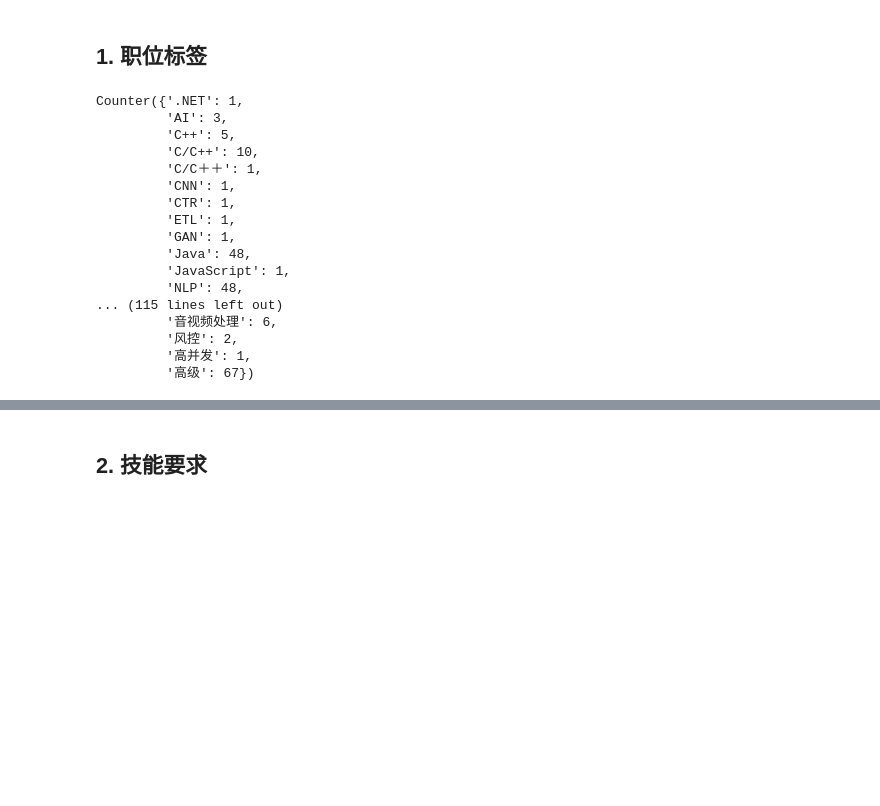
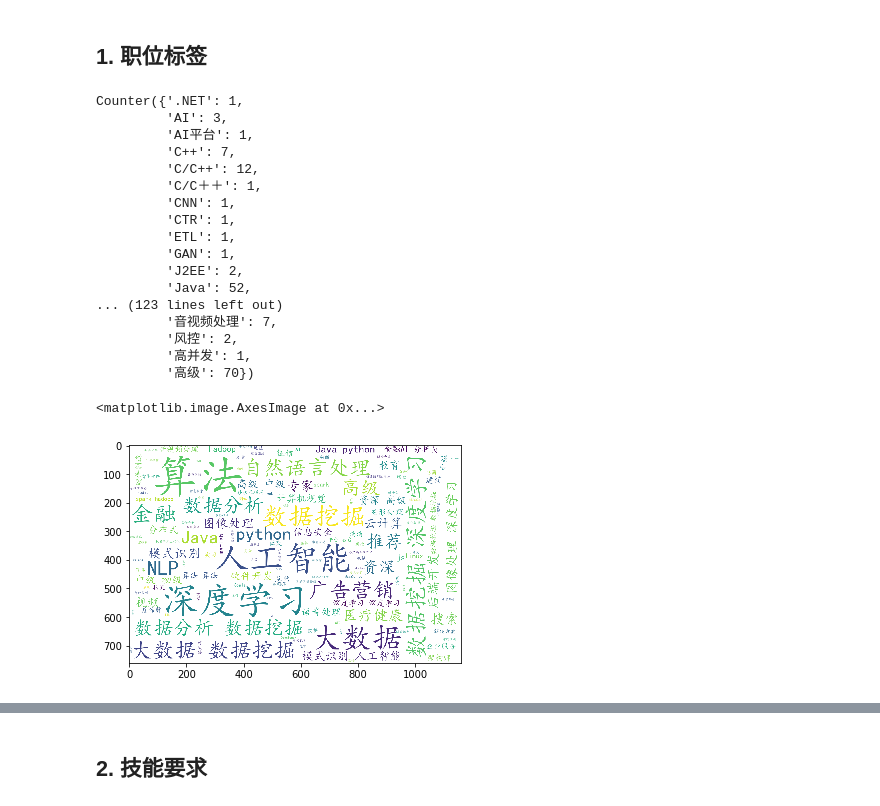
Before and after one commit to Arctanxy/learning_notes, a Jupyter notebook: switch2machinelearning/lagou2/Analysis.ipynb, the cells around one changed output, grey strips where cells are left out. Cells and saved outputs as stored; diff of their text form; code cells hidden in the pictures; blank space fills up the shorter version.

```diff
--- a/switch2machinelearning/lagou2/Analysis.ipynb
+++ b/switch2machinelearning/lagou2/Analysis.ipynb
@@ -5,7 +5,7 @@
 # %%
 import pandas as pd
 # df = pd.read_excel("C:/Users/Dl/Documents/GitHub/learning_notes/switch2machinelearning/lagou2/machine_learning_data_2.xlsx")
-df = pd.read_excel("H:/learning_notes/switch2machinelearning/lagou2/machine_learning_data.xlsx")
+df = pd.read_excel("H:/learning_notes/switch2machinelearning/lagou2/machine_learning_data_2.xlsx")
 df.info()
 # %% [output]
 <class 'pandas.core.frame.DataFrame'>
@@ -67,18 +79,45 @@ Counter(labels)
 # %% [output]
 Counter({'.NET': 1,
          'AI': 3,
-         'C++': 5,
-         'C/C++': 10,
+         'AI平台': 1,
+         'C++': 7,
+         'C/C++': 12,
          'C/C＋＋': 1,
          'CNN': 1,
          'CTR': 1,
          'ETL': 1,
          'GAN': 1,
-         'Java': 48,
-         'JavaScript': 1,
-         'NLP': 48,
-... (115 lines left out)
-         '音视频处理': 6,
+         'J2EE': 2,
+         'Java': 52,
+... (123 lines left out)
+         '音视频处理': 7,
          '风控': 2,
          '高并发': 1,
-         '高级': 67})
+         '高级': 70})
+# %%
+from wordcloud import WordCloud, ImageColorGenerator
+import matplotlib.pyplot as plt
+from scipy.misc import imread
+%matplotlib inline
+positionlables = '.'.join(labels)
+bg = imread('blank.bmp')
+wc = WordCloud(
+        #设置字体，不指定就会出现乱码，注意字体路径
+        font_path="simkai.ttf",
+        #font_path=path.join(d,'simsun.ttc'),
+        #设置背景色
+        background_color='white',
+        #词云形状
+        mask=bg,
+        #允许最大词汇
+        max_words=2000,
+        #最大号字体
+        max_font_size=160
+    )
+
+wc.generate(positionlables) # 产生词云
+wc.to_file("positionLabel.png")
+plt.imshow(wc,shape=(300,300))
+# %% [output]
+<matplotlib.image.AxesImage at 0x...>
+[figure, added]
```
Also changed, not shown: parts of 10 cells of this notebook, 53 other files.
